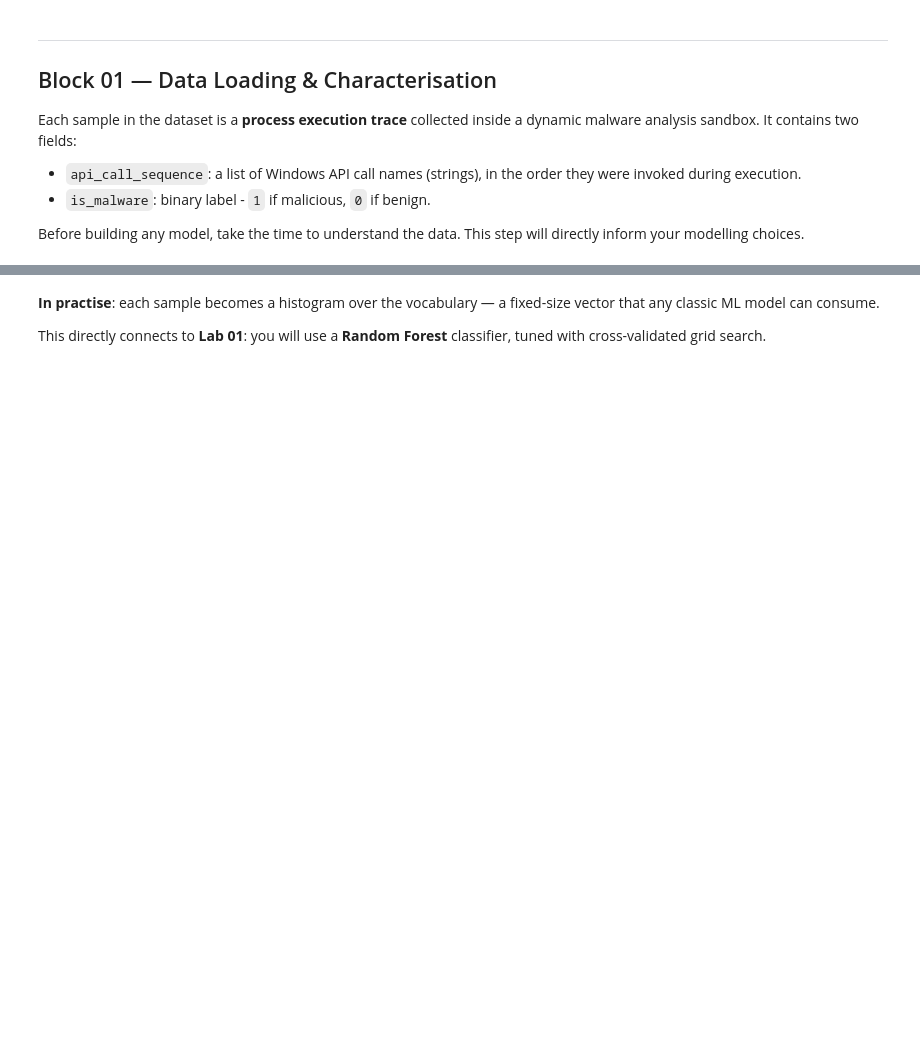
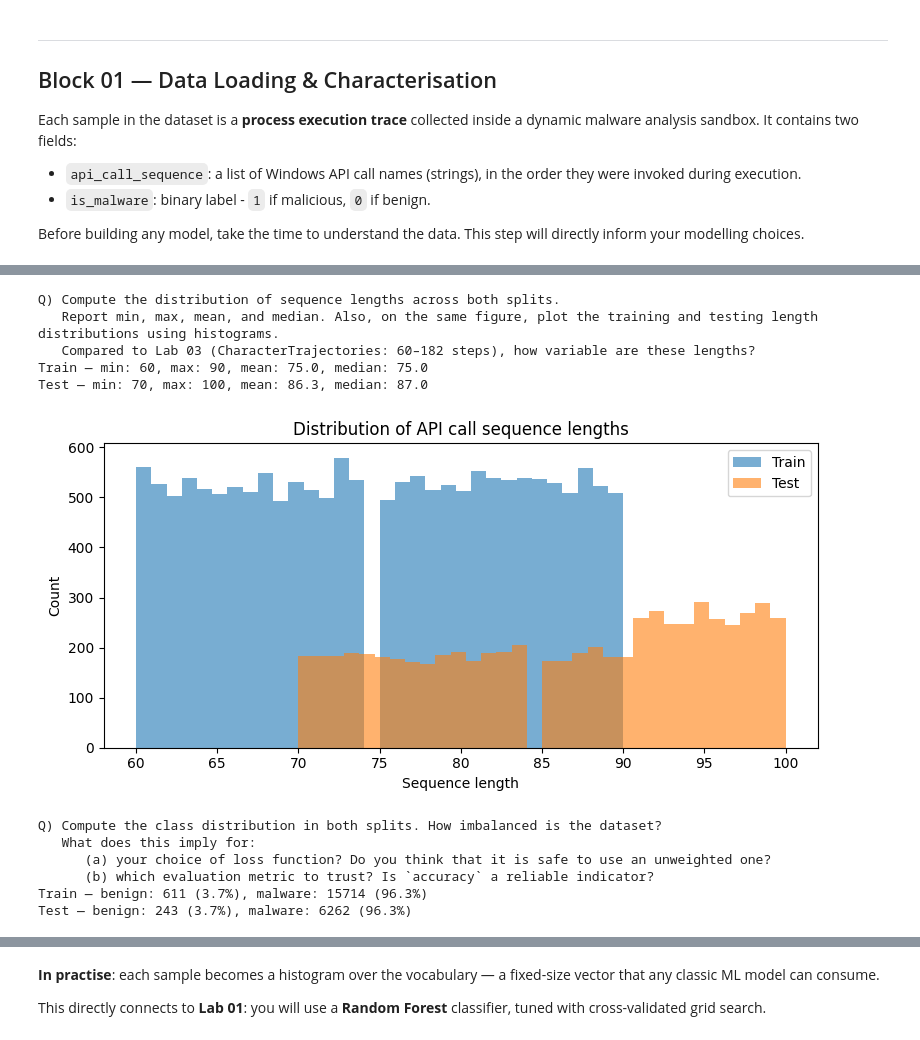
Before and after one commit to buonfiglioa/IntroML_consegna, a Jupyter notebook: home_assignment.ipynb, the cells around one changed output, grey strips where cells are left out. Cells and saved outputs as stored; diff of their text form; code cells hidden in the pictures; blank space fills up the shorter version.

```diff
--- a/home_assignment.ipynb
+++ b/home_assignment.ipynb
@@ -59,3 +74,13 @@ Before building any model, take the time to understand the data. This step will
 print(turn_red("Q) Load the training and test datasets. How many samples does each split contain?"))
 
 ############################################# YOUR SOLUTION HERE
+import json
+
+with open("data/train.json") as f:
+    train_data = json.load(f)
+
+with open("data/test.json") as f:
+    test_data = json.load(f)
+
+print(f"Training samples : {len(train_data)}")
+print(f"Test samples     : {len(test_data)}")
@@ -67,9 +108,39 @@ print(turn_red("   What does the sequence look like? How long is it?"))
 # %%
 print(turn_red("Q) Compute the distribution of sequence lengths across both splits."))
 print(turn_red("   Report min, max, mean, and median. Also, on the same figure, plot the training and testing length distributions using histograms."))
 print(turn_red("   Compared to Lab 03 (CharacterTrajectories: 60–182 steps), how variable are these lengths?"))
 
 ############################################# YOUR SOLUTION HERE
+import matplotlib.pyplot as plt
+
+train_lengths = [len(s["api_call_sequence"]) for s in train_data]
+test_lengths  = [len(s["api_call_sequence"]) for s in test_data]
+
+for name, lengths in [("Train", train_lengths), ("Test", test_lengths)]:
+    print(f"{name} — min: {min(lengths)}, max: {max(lengths)}, "
+          f"mean: {np.mean(lengths):.1f}, median: {np.median(lengths):.1f}")
+
+fig, ax = plt.subplots(figsize=(8, 4))
+ax.hist(train_lengths, bins=32, alpha=0.6, label="Train")
+ax.hist(test_lengths,  bins=32, alpha=0.6, label="Test")
+ax.set_xlabel("Sequence length")
+ax.set_ylabel("Count")
+ax.set_title("Distribution of API call sequence lengths")
+ax.legend()
+plt.tight_layout()
+plt.show()
+
+# Compared to Lab 03 (CharacterTrajectories: 60–182 steps), these sequences are much shorter and less variable:
+# train lengths span ~60–90 and test ~70–100.
+# The distribution is also more uniform within that narrow range,
+# whereas CharacterTrajectories had a wider, more spread-out distribution.
+# %% [output]
+Q) Compute the distribution of sequence lengths across both splits.
+   Report min, max, mean, and median. Also, on the same figure, plot the training and testing length distributions using histograms.
+   Compared to Lab 03 (CharacterTrajectories: 60–182 steps), how variable are these lengths?
+Train — min: 60, max: 90, mean: 75.0, median: 75.0
+Test — min: 70, max: 100, mean: 86.3, median: 87.0
+[figure, added]
 # %%
 print(turn_red("Q) Compute the class distribution in both splits. How imbalanced is the dataset?"))
 print(turn_red("   What does this imply for:"))
@@ -77,6 +148,30 @@ print(turn_red("      (a) your choice of loss function? Do you think that it is
 print(turn_red("      (b) which evaluation metric to trust? Is `accuracy` a reliable indicator?"))
 
 ############################################# YOUR SOLUTION HERE
+from collections import Counter
+
+for name, data in [("Train", train_data), ("Test", test_data)]:
+    counts = Counter(s["is_malware"] for s in data)
+    total = len(data)
+    print(f"{name} — benign: {counts[0]} ({100*counts[0]/total:.1f}%), "
+          f"malware: {counts[1]} ({100*counts[1]/total:.1f}%)")
+
+# The dataset is heavily imbalanced: ~96% malware, ~4% benign.
+#
+# (a) An unweighted loss is not safe: the model would be biased toward predicting
+#     malware for everything, largely ignoring the rare benign class.
+#     A weighted CrossEntropyLoss (or class_weight='balanced') is needed.
+#
+# (b) Accuracy is misleading: a trivial model predicting "malware" for every sample
+#     would already score ~96%. F1-score (especially for the benign class) or
+#     ROC-AUC are much more informative metrics.
+# %% [output]
+Q) Compute the class distribution in both splits. How imbalanced is the dataset?
+   What does this imply for:
+      (a) your choice of loss function? Do you think that it is safe to use an unweighted one?
+      (b) which evaluation metric to trust? Is `accuracy` a reliable indicator?
+Train — benign: 611 (3.7%), malware: 15714 (96.3%)
+Test — benign: 243 (3.7%), malware: 6262 (96.3%)
 # %%
 print(turn_red("Q) How many unique API calls appear in the training set? In the test set?"))
 print(turn_red("   Are there calls in the test set that never appeared in training (OOV)?"))
```
Also changed, not shown: parts of 29 cells of this notebook, 4 other files.
